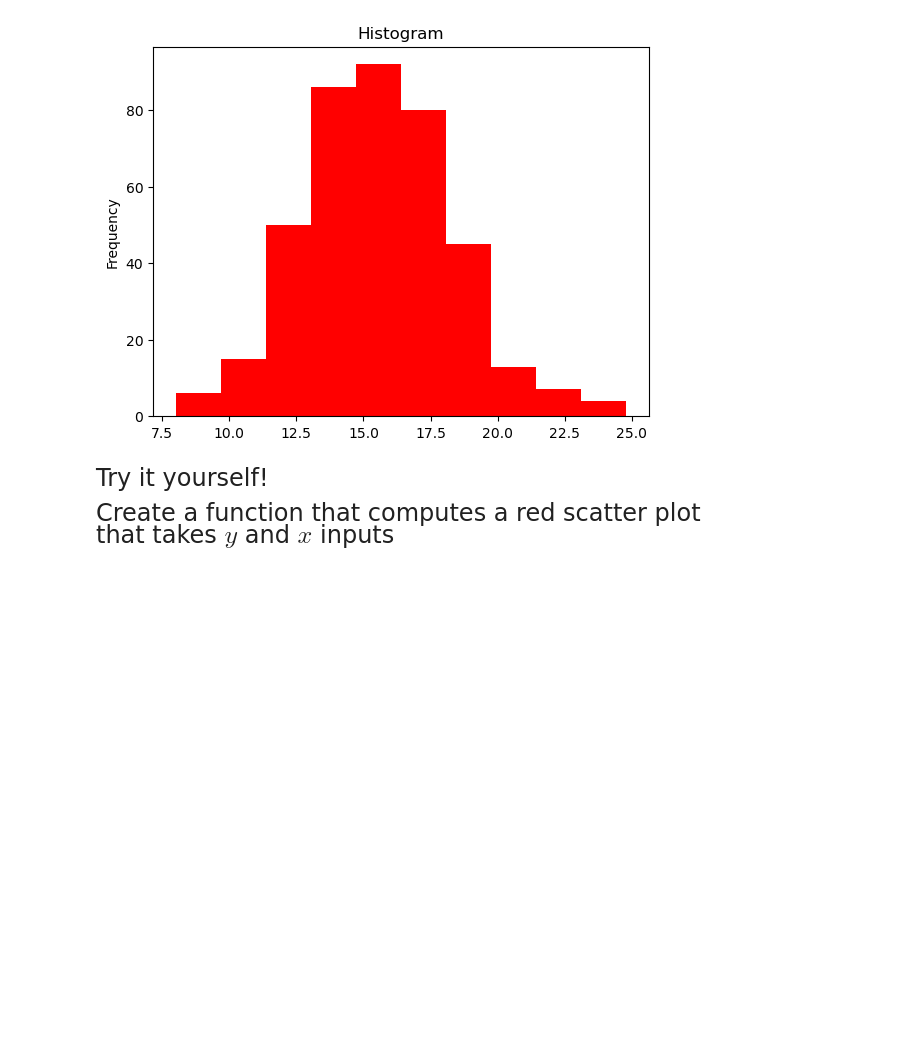
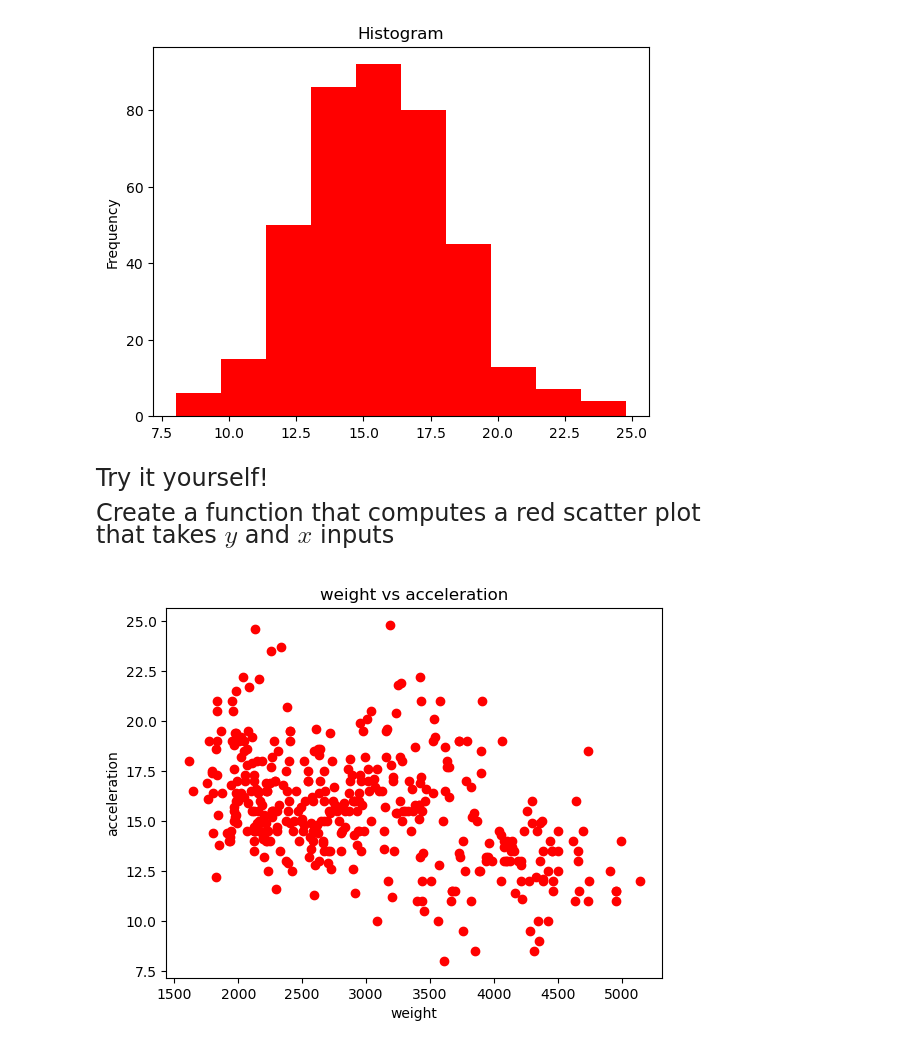
Before and after one commit to alejandrosanchezbecerra/qtm151spring2024, a Jupyter notebook: lecture_07/lecture7.ipynb, the cells around one changed output. Cells and saved outputs as stored; diff of their text form; code cells hidden in the pictures; blank space fills up the shorter version.

```diff
--- a/lecture_07/lecture7.ipynb
+++ b/lecture_07/lecture7.ipynb
@@ -326,0 +335,15 @@ Create a function that computes a red scatter plot <br>
+# %%
+# Write your own code
+# Define the function
+
+
+def red_scatter(x_values, y_values):
+    plt.scatter(x = x_values, y = y_values, color = "red")
+    plt.title(f"{str(x_values.name)} vs {str(y_values.name)}")
+    plt.xlabel(str(x_values.name))
+    plt.ylabel(str(y_values.name))
+    plt.show()
+
+red_scatter(carfeatures["weight"], carfeatures["acceleration"])
+# %% [output]
+[figure, added]
```
Also changed, not shown: parts of 8 cells of this notebook.
